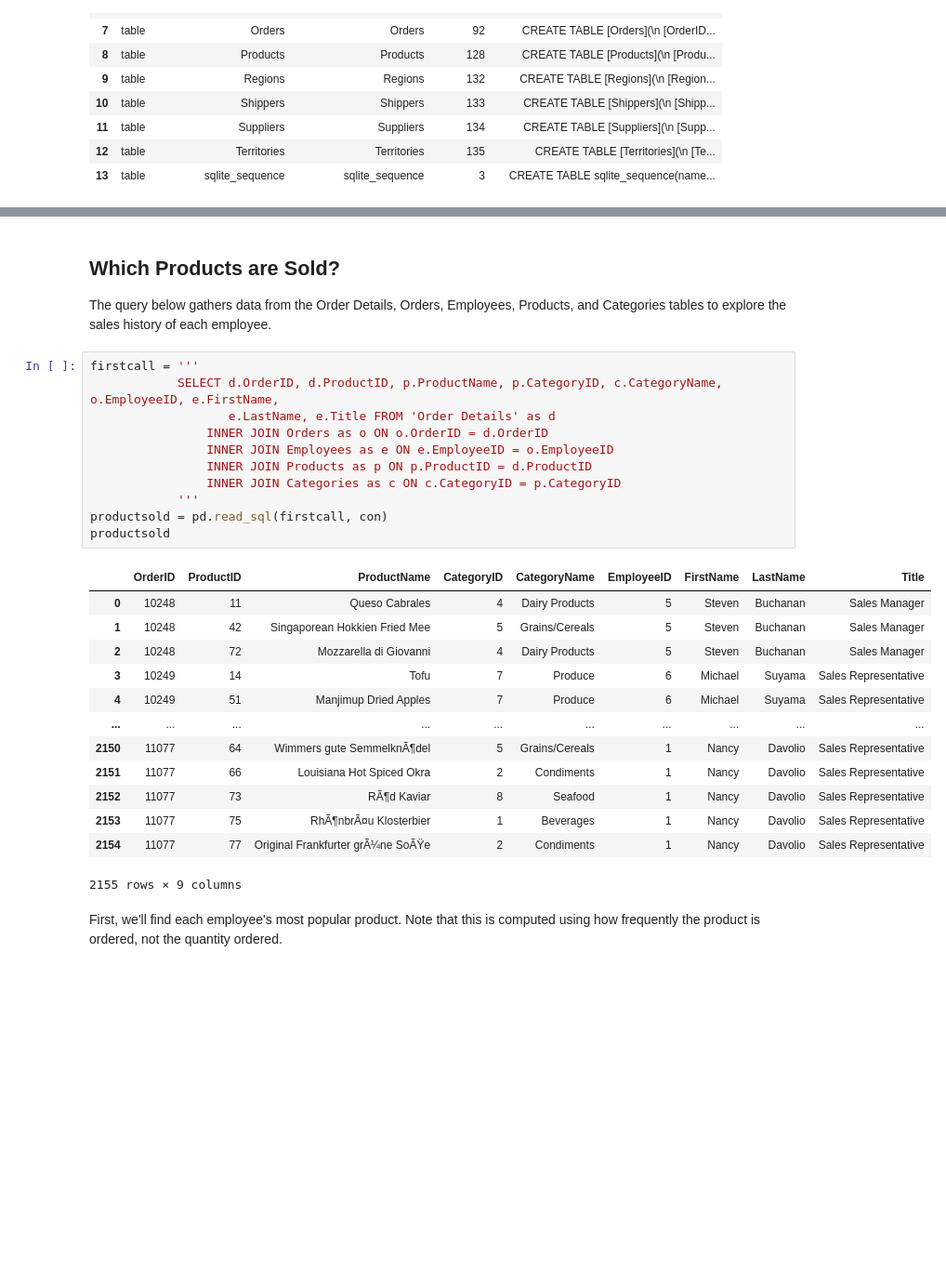
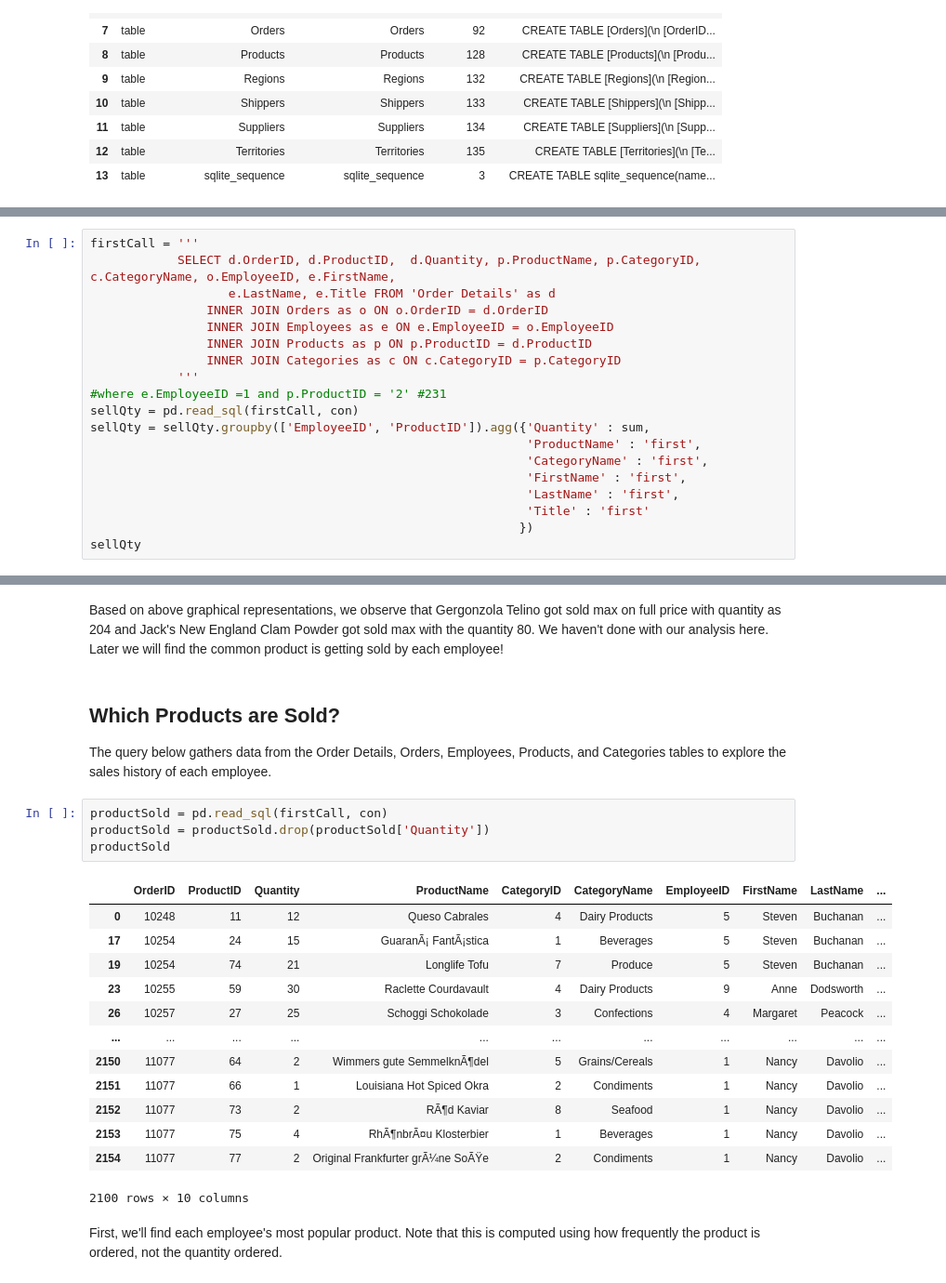
Before and after one commit to atbiggie/ST590-Project2, a Jupyter notebook: PartTwo.ipynb, the cells around one changed output, grey strips where cells are left out. Shown at 93% size. Cells and saved outputs as stored; diff of their text form; blank space fills up the shorter version.

```diff
--- a/PartTwo.ipynb
+++ b/PartTwo.ipynb
@@ -30,0 +49,19 @@ pd.read_sql("SELECT * FROM sqlite_schema WHERE type = 'table' ORDER BY name", co
+# %%
+firstCall = '''
+            SELECT d.OrderID, d.ProductID,  d.Quantity, p.ProductName, p.CategoryID, c.CategoryName, o.EmployeeID, e.FirstName,
+                   e.LastName, e.Title FROM 'Order Details' as d
+                INNER JOIN Orders as o ON o.OrderID = d.OrderID
+                INNER JOIN Employees as e ON e.EmployeeID = o.EmployeeID
+                INNER JOIN Products as p ON p.ProductID = d.ProductID
+                INNER JOIN Categories as c ON c.CategoryID = p.CategoryID
+            '''
+#where e.EmployeeID =1 and p.ProductID = '2' #231
+sellQty = pd.read_sql(firstCall, con)
+sellQty = sellQty.groupby(['EmployeeID', 'ProductID']).agg({'Quantity' : sum,
+                                                            'ProductName' : 'first',
+                                                            'CategoryName' : 'first',
+                                                            'FirstName' : 'first',
+                                                            'LastName' : 'first',
+                                                            'Title' : 'first'
+                                                           })
+sellQty
@@ -31,32 +163,27 @@ pd.read_sql("SELECT * FROM sqlite_schema WHERE type = 'table' ORDER BY name", co
+# %% [markdown]
+Based on above graphical representations, we observe that Gergonzola Telino got sold max on full price with quantity as 204 and  Jack's New England Clam Powder got sold max with the quantity 80. We haven't done with our analysis here. Later we will find the common product is getting sold by each employee!
 # %% [markdown]
 ## Which Products are Sold?
 
 The query below gathers data from the Order Details, Orders, Employees, Products, and Categories tables to explore the sales history of each employee.
 # %%
-firstcall = '''
-            SELECT d.OrderID, d.ProductID, p.ProductName, p.CategoryID, c.CategoryName, o.EmployeeID, e.FirstName,
-                   e.LastName, e.Title FROM 'Order Details' as d
-                INNER JOIN Orders as o ON o.OrderID = d.OrderID
-                INNER JOIN Employees as e ON e.EmployeeID = o.EmployeeID
-                INNER JOIN Products as p ON p.ProductID = d.ProductID
-                INNER JOIN Categories as c ON c.CategoryID = p.CategoryID
-            '''
-productsold = pd.read_sql(firstcall, con)
-productsold
+productSold = pd.read_sql(firstCall, con)
+productSold = productSold.drop(productSold['Quantity'])
+productSold
 # %% [output]
-|  | OrderID | ProductID | ProductName | CategoryID | CategoryName | EmployeeID | FirstName | LastName | Title |
-| 0 | 10248 | 11 | Queso Cabrales | 4 | Dairy Products | 5 | Steven | Buchanan | Sales Manager |
-| 1 | 10248 | 42 | Singaporean Hokkien Fried Mee | 5 | Grains/Cereals | 5 | Steven | Buchanan | Sales Manager |
-| 2 | 10248 | 72 | Mozzarella di Giovanni | 4 | Dairy Products | 5 | Steven | Buchanan | Sales Manager |
-| 3 | 10249 | 14 | Tofu | 7 | Produce | 6 | Michael | Suyama | Sales Representative |
-| 4 | 10249 | 51 | Manjimup Dried Apples | 7 | Produce | 6 | Michael | Suyama | Sales Representative |
-| ... | ... | ... | ... | ... | ... | ... | ... | ... | ... |
-| 2150 | 11077 | 64 | Wimmers gute SemmelknÃ¶del | 5 | Grains/Cereals | 1 | Nancy | Davolio | Sales Representative |
-| 2151 | 11077 | 66 | Louisiana Hot Spiced Okra | 2 | Condiments | 1 | Nancy | Davolio | Sales Representative |
-| 2152 | 11077 | 73 | RÃ¶d Kaviar | 8 | Seafood | 1 | Nancy | Davolio | Sales Representative |
-| 2153 | 11077 | 75 | RhÃ¶nbrÃ¤u Klosterbier | 1 | Beverages | 1 | Nancy | Davolio | Sales Representative |
-| 2154 | 11077 | 77 | Original Frankfurter grÃ¼ne SoÃŸe | 2 | Condiments | 1 | Nancy | Davolio | Sales Representative |
+|  | OrderID | ProductID | Quantity | ProductName | CategoryID | CategoryName | EmployeeID | FirstName | LastName | ... |
+| 0 | 10248 | 11 | 12 | Queso Cabrales | 4 | Dairy Products | 5 | Steven | Buchanan | ... |
+| 17 | 10254 | 24 | 15 | GuaranÃ¡ FantÃ¡stica | 1 | Beverages | 5 | Steven | Buchanan | ... |
+| 19 | 10254 | 74 | 21 | Longlife Tofu | 7 | Produce | 5 | Steven | Buchanan | ... |
+| 23 | 10255 | 59 | 30 | Raclette Courdavault | 4 | Dairy Products | 9 | Anne | Dodsworth | ... |
+| 26 | 10257 | 27 | 25 | Schoggi Schokolade | 3 | Confections | 4 | Margaret | Peacock | ... |
+| ... | ... | ... | ... | ... | ... | ... | ... | ... | ... | ... |
+| 2150 | 11077 | 64 | 2 | Wimmers gute SemmelknÃ¶del | 5 | Grains/Cereals | 1 | Nancy | Davolio | ... |
+| 2151 | 11077 | 66 | 1 | Louisiana Hot Spiced Okra | 2 | Condiments | 1 | Nancy | Davolio | ... |
+| 2152 | 11077 | 73 | 2 | RÃ¶d Kaviar | 8 | Seafood | 1 | Nancy | Davolio | ... |
+| 2153 | 11077 | 75 | 4 | RhÃ¶nbrÃ¤u Klosterbier | 1 | Beverages | 1 | Nancy | Davolio | ... |
+| 2154 | 11077 | 77 | 2 | Original Frankfurter grÃ¼ne SoÃŸe | 2 | Condiments | 1 | Nancy | Davolio | ... |
-2155 rows × 9 columns
+2100 rows × 10 columns
 # %% [markdown]
 First, we'll find each employee's most popular product. Note that this is computed using how frequently the product is ordered, not the quantity ordered.
 # %%
```
Also changed, not shown: parts of 14 cells of this notebook.
